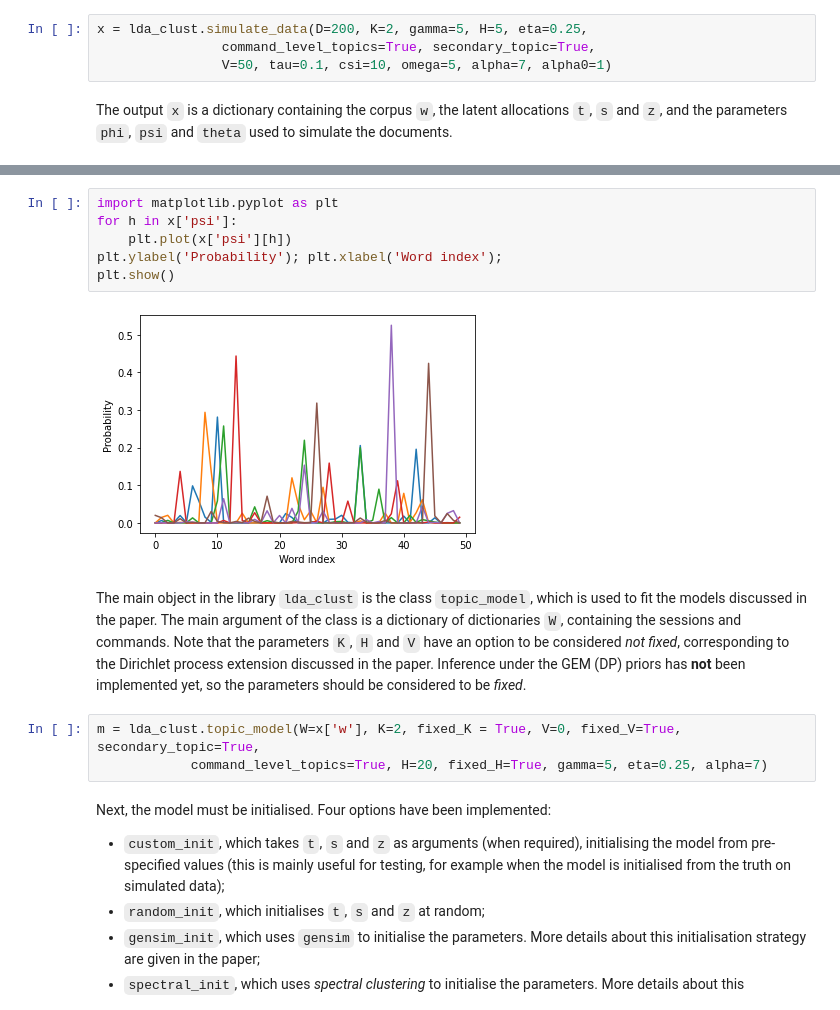
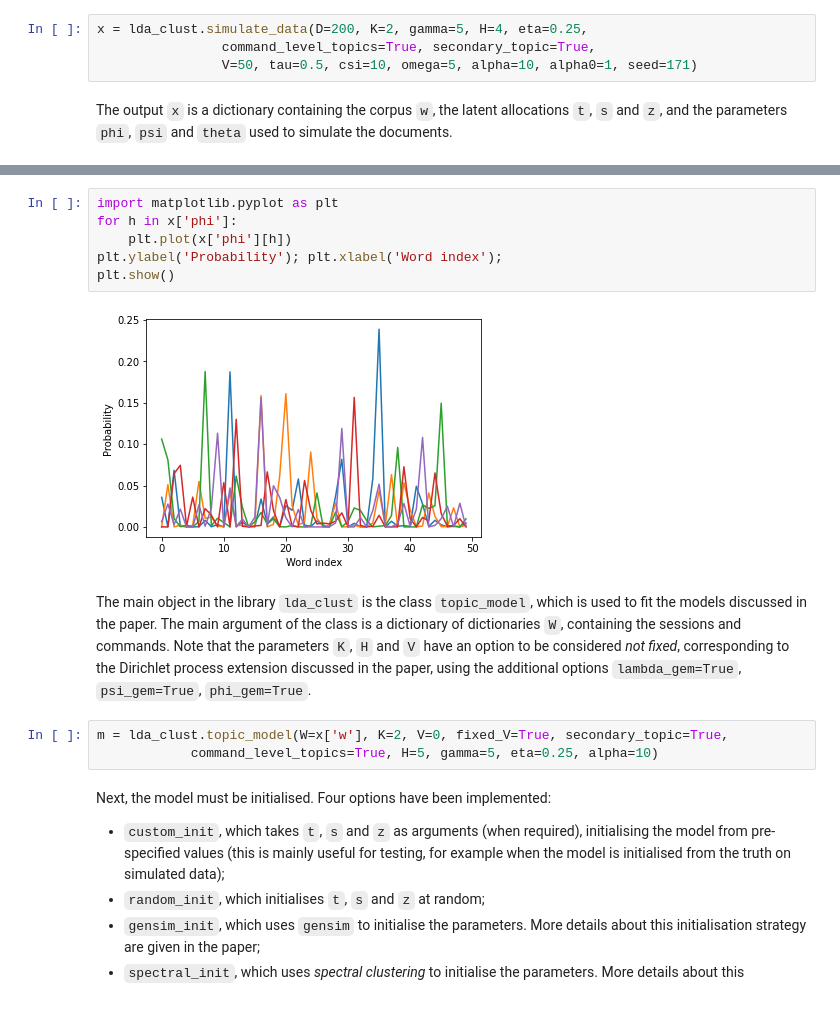
Before and after one commit to fraspass/ncbc, a Jupyter notebook: notebooks/test_library.ipynb, the cells around one changed output, grey strips where cells are left out. Drawn from its saved outputs; the diff is of its cells as text.

Commit message:
library test notebook + paper link

```diff
--- a/notebooks/test_library.ipynb
+++ b/notebooks/test_library.ipynb
@@ -9,7 +9,7 @@ Data can be simulated using the function `simulate_data`. The arguments are iden
 # %%
-x = lda_clust.simulate_data(D=200, K=2, gamma=5, H=5, eta=0.25,
+x = lda_clust.simulate_data(D=200, K=2, gamma=5, H=4, eta=0.25,
                 command_level_topics=True, secondary_topic=True,
-                V=50, tau=0.1, csi=10, omega=5, alpha=7, alpha0=1)
+                V=50, tau=0.5, csi=10, omega=5, alpha=10, alpha0=1, seed=171)
 # %% [markdown]
 The output `x` is a dictionary containing the corpus `w`, the latent allocations `t`, `s` and `z`, and the parameters `phi`, `psi` and `theta` used to simulate the documents.
 # %%
@@ -19,16 +27,16 @@ list(x.keys())
 # %%
 import matplotlib.pyplot as plt
-for h in x['psi']:
-    plt.plot(x['psi'][h])
+for h in x['phi']:
+    plt.plot(x['phi'][h])
 plt.ylabel('Probability'); plt.xlabel('Word index');
 plt.show()
 # %% [output]
-[figure, old version]
+[figure, new version]
 # %% [markdown]
-The main object in the library `lda_clust` is the class `topic_model`, which is used to fit the models discussed in the paper. The main argument of the class is a dictionary of dictionaries `W`, containing the sessions and commands. Note that the parameters `K`, `H` and `V` have an option to be considered *not fixed*, corresponding to the Dirichlet process extension discussed in the paper. Inference under the GEM (DP) priors has **not** been implemented yet, so the parameters should be considered to be *fixed*.
+The main object in the library `lda_clust` is the class `topic_model`, which is used to fit the models discussed in the paper. The main argument of the class is a dictionary of dictionaries `W`, containing the sessions and commands. Note that the parameters `K`, `H` and `V` have an option to be considered *not fixed*, corresponding to the Dirichlet process extension discussed in the paper, using the additional options `lambda_gem=True`, `psi_gem=True`, `phi_gem=True`.
 # %%
-m = lda_clust.topic_model(W=x['w'], K=2, fixed_K = True, V=0, fixed_V=True, secondary_topic=True,
-            command_level_topics=True, H=20, fixed_H=True, gamma=5, eta=0.25, alpha=7)
+m = lda_clust.topic_model(W=x['w'], K=2, V=0, fixed_V=True, secondary_topic=True,
+            command_level_topics=True, H=5, gamma=5, eta=0.25, alpha=10)
 # %% [markdown]
 Next, the model must be initialised. Four options have been implemented:
 - `custom_init`, which takes `t`, `s` and `z` as arguments (when required), initialising the model from pre-specified values (this is mainly useful for testing, for example when the model is initialised from the truth on simulated data);
```
Also changed, not shown: parts of 8 cells of this notebook, 2 other files.
